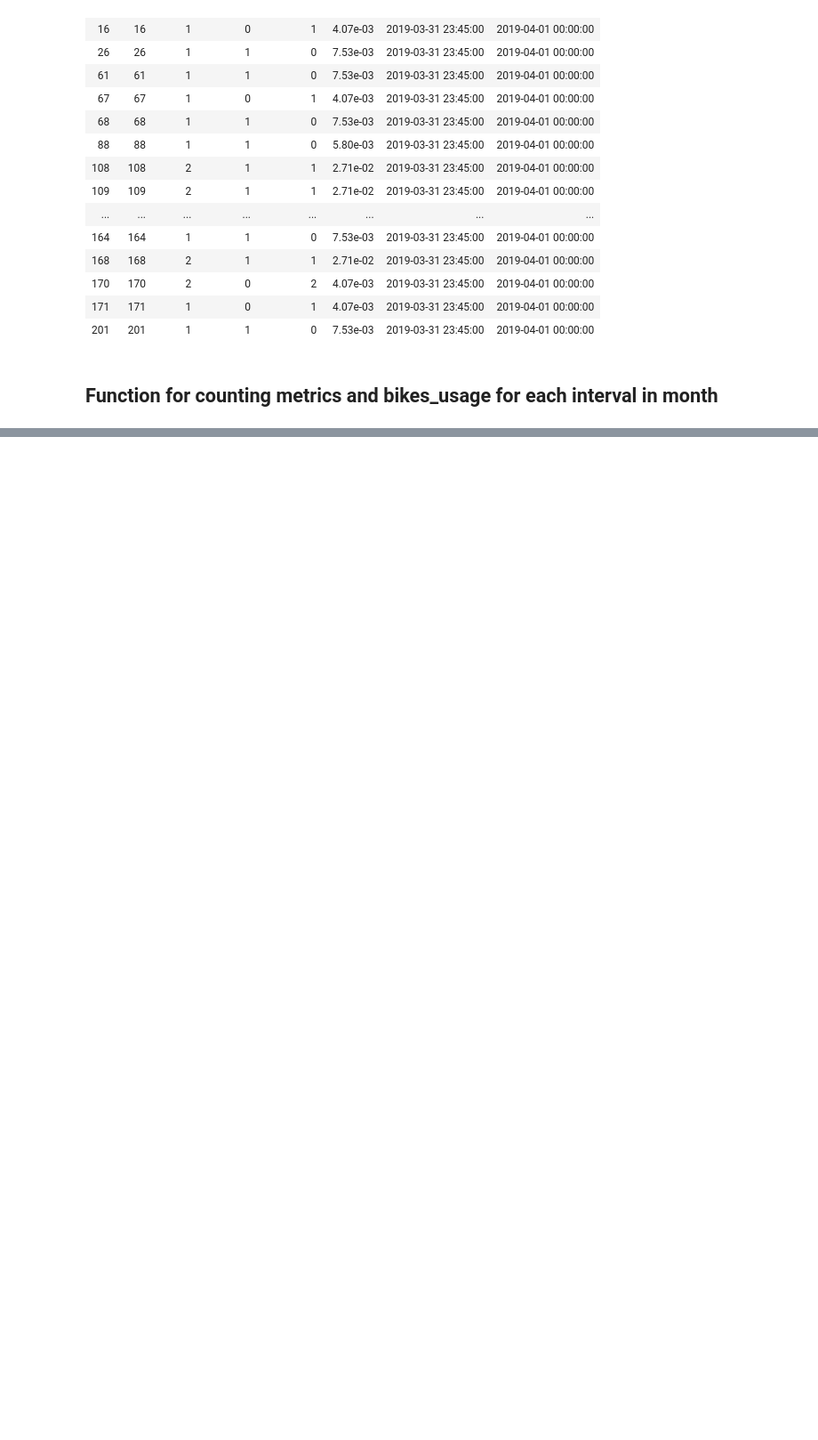
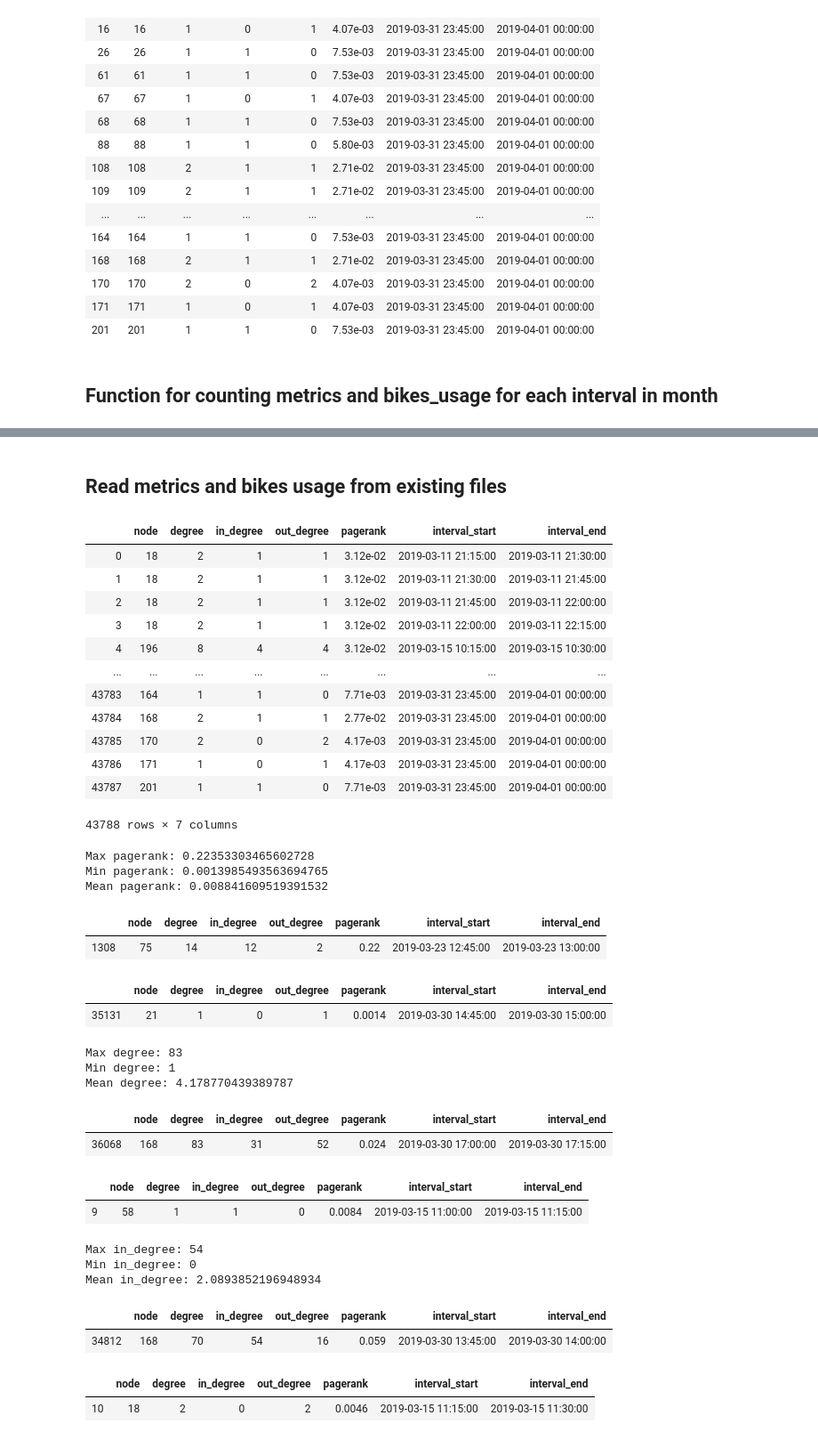
Before and after one commit to burnpiro/wod-bike-dataset-generator, a Jupyter notebook: generate_metrics.ipynb, the cells around one changed output, grey strips where cells are left out. Shown at 89% size. Cells and saved outputs as stored; diff of their text form; code cells hidden in the pictures; blank space fills up the shorter version.

Commit message:
Generate metrics (#19)
* Added generating metrics and bikes usage in csv and json format.

* Deleted unused file.

```diff
--- a/generate_metrics.ipynb
+++ b/generate_metrics.ipynb
@@ -267,0 +269,75 @@ metrics
+# %% [markdown]
+## Read metrics and bikes usage from existing files
+# %%
+metrics = pd.read_csv('./metrics/historia_przejazdow_2019-03.csv_metrics.csv', usecols=['node', 'degree', 'in_degree', 'out_degree', 'pagerank', 'interval_start', 'interval_end'])
+bikes_usage = pd.read_csv('./metrics/historia_przejazdow_2019-03.csv_bikes_usage.csv', usecols=['interval_start', 'interval_end', 'bikes_in_use', 'bikes_total', 'bikes_percentage'])
+# %%
+metrics
+# %% [output]
+|  | node | degree | in_degree | out_degree | pagerank | interval_start | interval_end |
+| 0 | 18 | 2 | 1 | 1 | 3.12e-02 | 2019-03-11 21:15:00 | 2019-03-11 21:30:00 |
+| 1 | 18 | 2 | 1 | 1 | 3.12e-02 | 2019-03-11 21:30:00 | 2019-03-11 21:45:00 |
+| 2 | 18 | 2 | 1 | 1 | 3.12e-02 | 2019-03-11 21:45:00 | 2019-03-11 22:00:00 |
+| 3 | 18 | 2 | 1 | 1 | 3.12e-02 | 2019-03-11 22:00:00 | 2019-03-11 22:15:00 |
+| 4 | 196 | 8 | 4 | 4 | 3.12e-02 | 2019-03-15 10:15:00 | 2019-03-15 10:30:00 |
+| ... | ... | ... | ... | ... | ... | ... | ... |
+| 43783 | 164 | 1 | 1 | 0 | 7.71e-03 | 2019-03-31 23:45:00 | 2019-04-01 00:00:00 |
+| 43784 | 168 | 2 | 1 | 1 | 2.77e-02 | 2019-03-31 23:45:00 | 2019-04-01 00:00:00 |
+| 43785 | 170 | 2 | 0 | 2 | 4.17e-03 | 2019-03-31 23:45:00 | 2019-04-01 00:00:00 |
+| 43786 | 171 | 1 | 0 | 1 | 4.17e-03 | 2019-03-31 23:45:00 | 2019-04-01 00:00:00 |
+| 43787 | 201 | 1 | 1 | 0 | 7.71e-03 | 2019-03-31 23:45:00 | 2019-04-01 00:00:00 |
+43788 rows × 7 columns
+# %%
+print("Max pagerank:",metrics['pagerank'].max())
+print("Min pagerank:",metrics['pagerank'].min())
+print("Mean pagerank:",metrics['pagerank'].mean())
+# %% [output]
+Max pagerank: 0.22353303465602728
+Min pagerank: 0.0013985493563694765
+Mean pagerank: 0.008841609519391532
+# %%
+pd.DataFrame(metrics.iloc[metrics['pagerank'].idxmax()]).transpose()
+# %% [output]
+|  | node | degree | in_degree | out_degree | pagerank | interval_start | interval_end |
+| 1308 | 75 | 14 | 12 | 2 | 0.22 | 2019-03-23 12:45:00 | 2019-03-23 13:00:00 |
+# %%
+pd.DataFrame(metrics.iloc[metrics['pagerank'].idxmin()]).transpose()
+# %% [output]
+|  | node | degree | in_degree | out_degree | pagerank | interval_start | interval_end |
+| 35131 | 21 | 1 | 0 | 1 | 0.0014 | 2019-03-30 14:45:00 | 2019-03-30 15:00:00 |
+# %%
+print("Max degree:",metrics['degree'].max())
+print("Min degree:",metrics['degree'].min())
+print("Mean degree:",metrics['degree'].mean())
+# %% [output]
+Max degree: 83
+Min degree: 1
+Mean degree: 4.178770439389787
+# %%
+pd.DataFrame(metrics.iloc[metrics['degree'].idxmax()]).transpose()
+# %% [output]
+|  | node | degree | in_degree | out_degree | pagerank | interval_start | interval_end |
+| 36068 | 168 | 83 | 31 | 52 | 0.024 | 2019-03-30 17:00:00 | 2019-03-30 17:15:00 |
+# %%
+pd.DataFrame(metrics.iloc[metrics['degree'].idxmin()]).transpose()
+# %% [output]
+|  | node | degree | in_degree | out_degree | pagerank | interval_start | interval_end |
+| 9 | 58 | 1 | 1 | 0 | 0.0084 | 2019-03-15 11:00:00 | 2019-03-15 11:15:00 |
+# %%
+print("Max in_degree:",metrics['in_degree'].max())
+print("Min in_degree:",metrics['in_degree'].min())
+print("Mean in_degree:",metrics['in_degree'].mean())
+# %% [output]
+Max in_degree: 54
+Min in_degree: 0
+Mean in_degree: 2.0893852196948934
+# %%
+pd.DataFrame(metrics.iloc[metrics['in_degree'].idxmax()]).transpose()
+# %% [output]
+|  | node | degree | in_degree | out_degree | pagerank | interval_start | interval_end |
+| 34812 | 168 | 70 | 54 | 16 | 0.059 | 2019-03-30 13:45:00 | 2019-03-30 14:00:00 |
+# %%
+pd.DataFrame(metrics.iloc[metrics['in_degree'].idxmin()]).transpose()
+# %% [output]
+|  | node | degree | in_degree | out_degree | pagerank | interval_start | interval_end |
+| 10 | 18 | 2 | 0 | 2 | 0.0046 | 2019-03-15 11:15:00 | 2019-03-15 11:30:00 |
```
Also changed, not shown: parts of 15 cells of this notebook, 47 other files.
